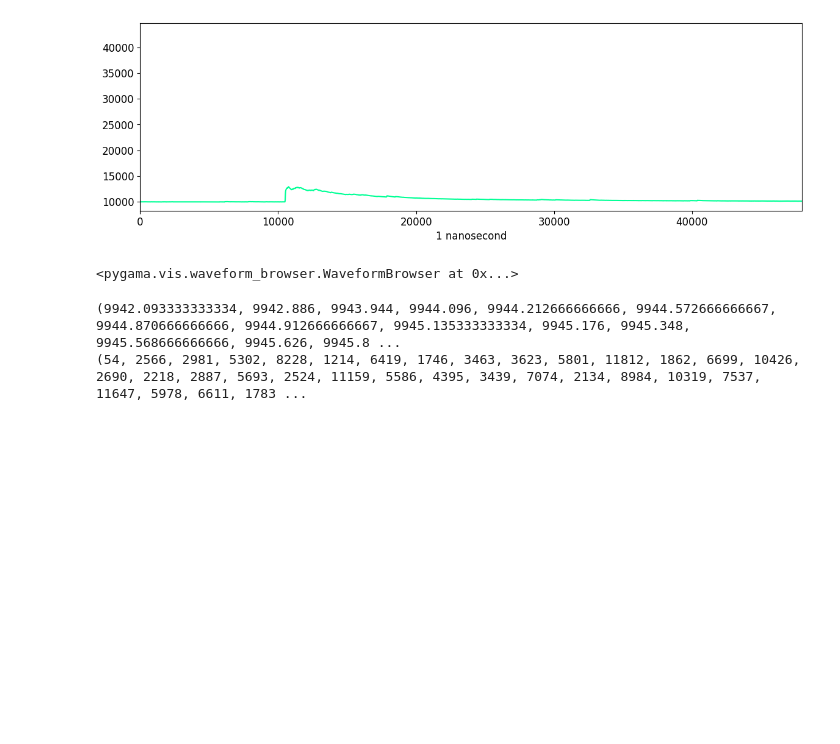
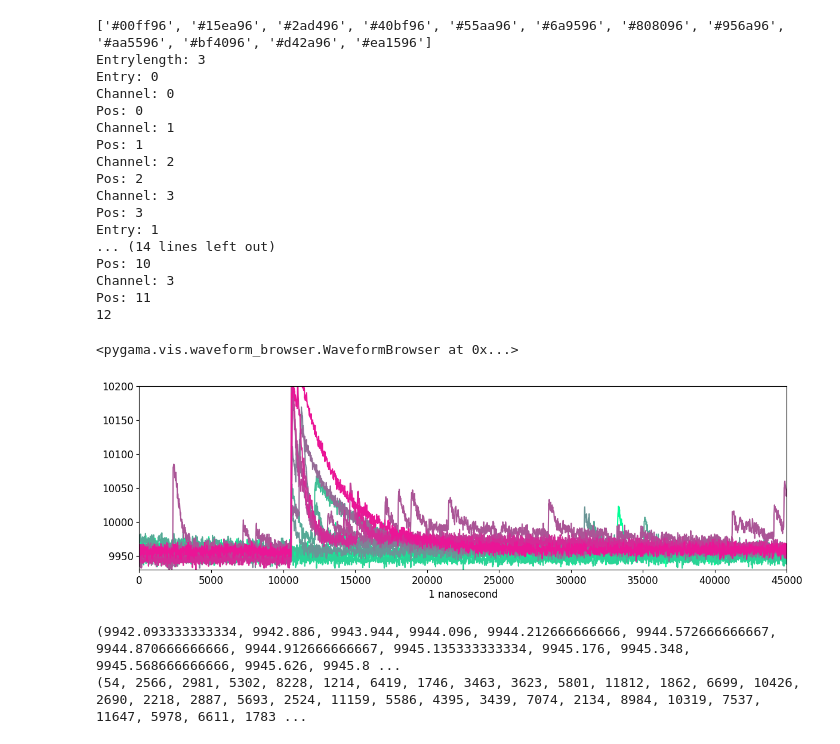
Before and after one commit to hofsi/leg-py, a Jupyter notebook: Run_phe.ipynb, the cells around one changed output. Cells and saved outputs as stored; diff of their text form; code cells hidden in the pictures; blank space fills up the shorter version.

Commit message:
Fixed sim_viewer

```diff
--- a/Run_phe.ipynb
+++ b/Run_phe.ipynb
@@ -12,10 +12,27 @@ results, entrys = fe.find_event(file,fe.median,[1,0,1500])
 # %%
 results, entrys = zip(*sorted(zip(results[0],entrys[0])))
 # %%
-simultaneous_waveviewer.simul_viewer(lh5_file_in = file,data_dir = "/raw",stacked_view=False,include_channel = ["OB-01"],entry = [2893, 740, 9419, 2759, 8253, 178, 11218, 727, 3397, 10882, 5000, 815, 3280, 7249, 10010])
+simultaneous_waveviewer.simul_viewer(lh5_file_in = file,data_dir = "/raw",include_channel = ["OB-01"],entry = [1,2,3],y_lim =[9930,10200], x_lim =[0,45000],stacked_view = False)
 # %% [output]
+['#00ff96', '#15ea96', '#2ad496', '#40bf96', '#55aa96', '#6a9596', '#808096', '#956a96', '#aa5596', '#bf4096', '#d42a96', '#ea1596']
+Entrylength: 3
+Entry: 0
+Channel: 0
+Pos: 0
+Channel: 1
+Pos: 1
+Channel: 2
+Pos: 2
+Channel: 3
+Pos: 3
+Entry: 1
+... (14 lines left out)
+Pos: 10
+Channel: 3
+Pos: 11
+12
+<pygama.vis.waveform_browser.WaveformBrowser at 0x...>
-[figure, old version]
+[figure, new version]
-<pygama.vis.waveform_browser.WaveformBrowser at 0x...>
 # %%
 print(results)
 print(entrys)
```
Also changed, not shown: 1 other file.
